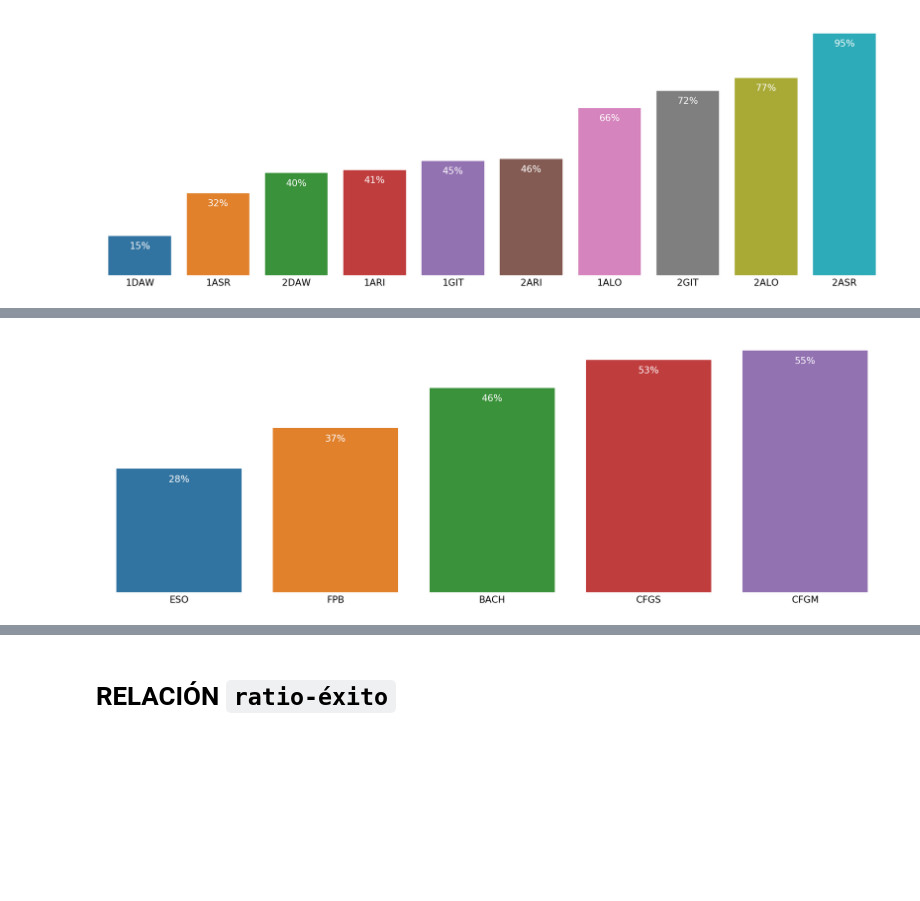
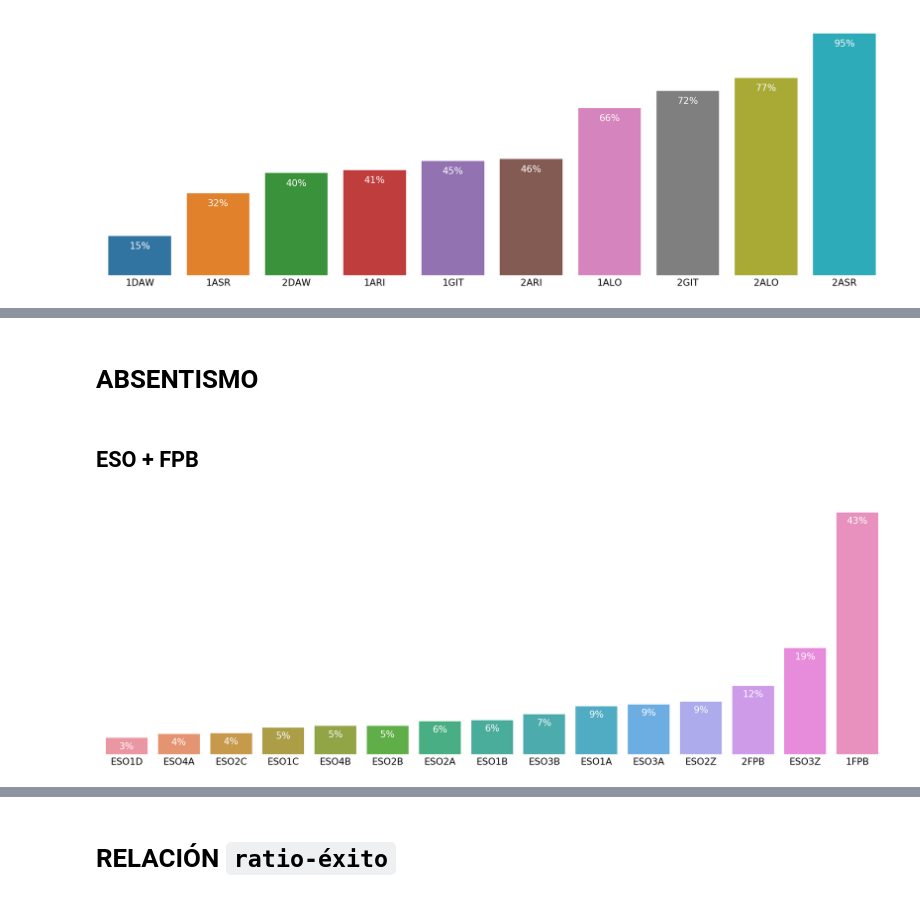
Before and after one commit to iespuertodelacruz/analitica, a Jupyter notebook: 2017-2018/eval1.ipynb, the cells around one changed output, grey strips where cells are left out. Cells and saved outputs as stored; diff of their text form; code cells hidden in the pictures; blank space fills up the shorter version.

```diff
--- a/2017-2018/eval1.ipynb
+++ b/2017-2018/eval1.ipynb
@@ -23,17 +23,23 @@ def get_data_by_stages(stages):
         stages = [stages]
     return df[df["etapa"].isin(stages)]
 # %%
-def draw_academic_rate(df, fontsize=20, value_margin=3):
+def barchart(serie, value_margin=3, is_percentage=True):
+    FONTSIZE = 20
+    if is_percentage:
+        percentage_symbol = "%"
+    else:
+        percentage_symbol = ""
+    serie = serie.sort_values()
     plt.figure(figsize=(30, 10), dpi=96)
-    sns.barplot(df.index, df["éxito"])
+    sns.barplot(serie.index, serie)
     plt.xlabel("")
     plt.ylabel("")
-    plt.xticks(fontsize=fontsize)
+    plt.xticks(fontsize=FONTSIZE)
     ax = plt.gca()
     # show rate percentage on bars
-    for i, value in enumerate(df["éxito"]):
+    for i, value in enumerate(serie):
         ax.text(i, value - value_margin,
-                f"{value:,.0f}%", ha="center", fontsize=fontsize, color="w")
+                f"{value:,.0f}{percentage_symbol}", ha="center", fontsize=FONTSIZE, color="w")
     # hide chart frame
     for spine in ax.spines.values():
         spine.set_visible(False)
@@ -118,7 +129,10 @@ display(HTML(f"<h2>Rendimiento global medio: {mean_success:.2f}%</h2>"))
 # %% [output]
 Rendimiento global medio: 42.42%
-# %%
-df_summary = df.groupby("etapa").mean()
-draw_academic_rate(df_summary.sort_values("éxito"))
-# %% [output]
-[figure, removed]
+# %% [markdown]
+# ABSENTISMO
+# %% [markdown]
+## ESO + FPB
+# %%
+barchart(df_ESOFPB["absentismo"], 2)
+# %% [output]
+[figure, added]
```
Also changed, not shown: parts of 33 cells of this notebook.
